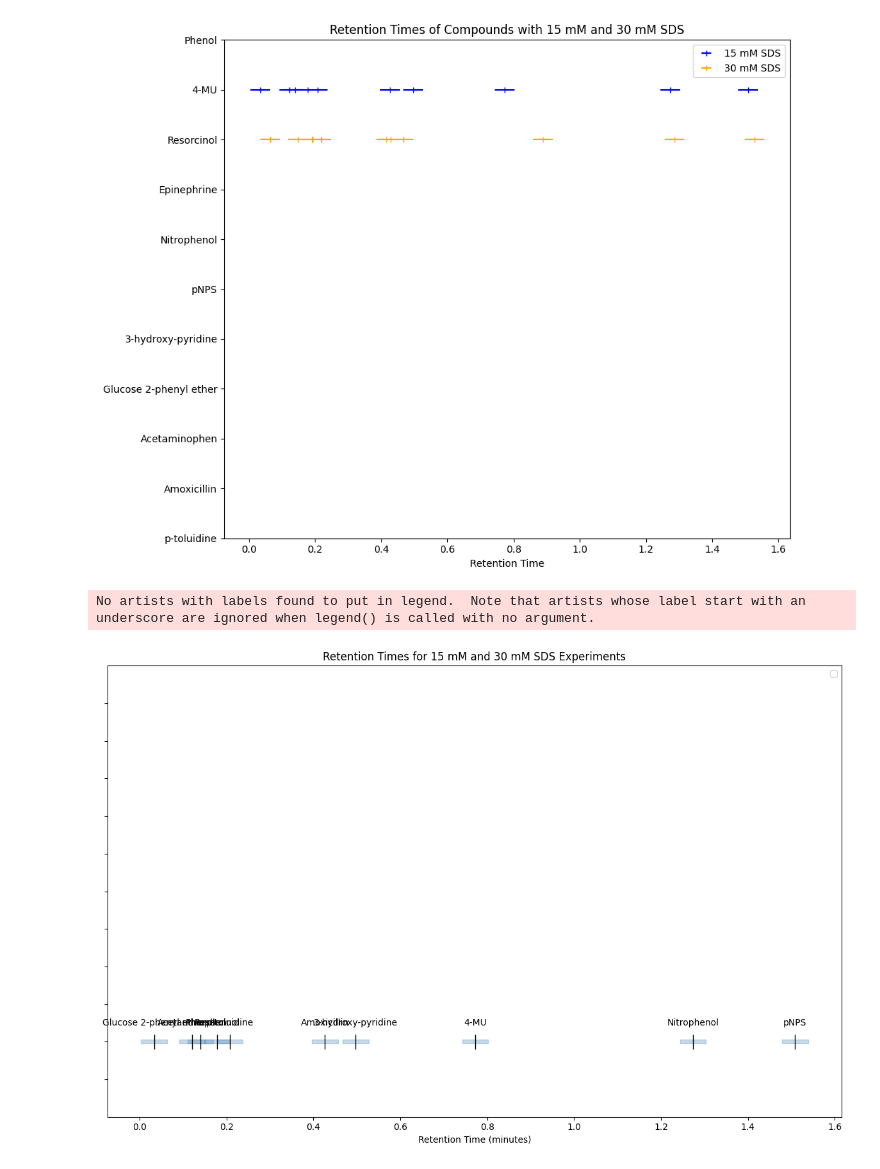
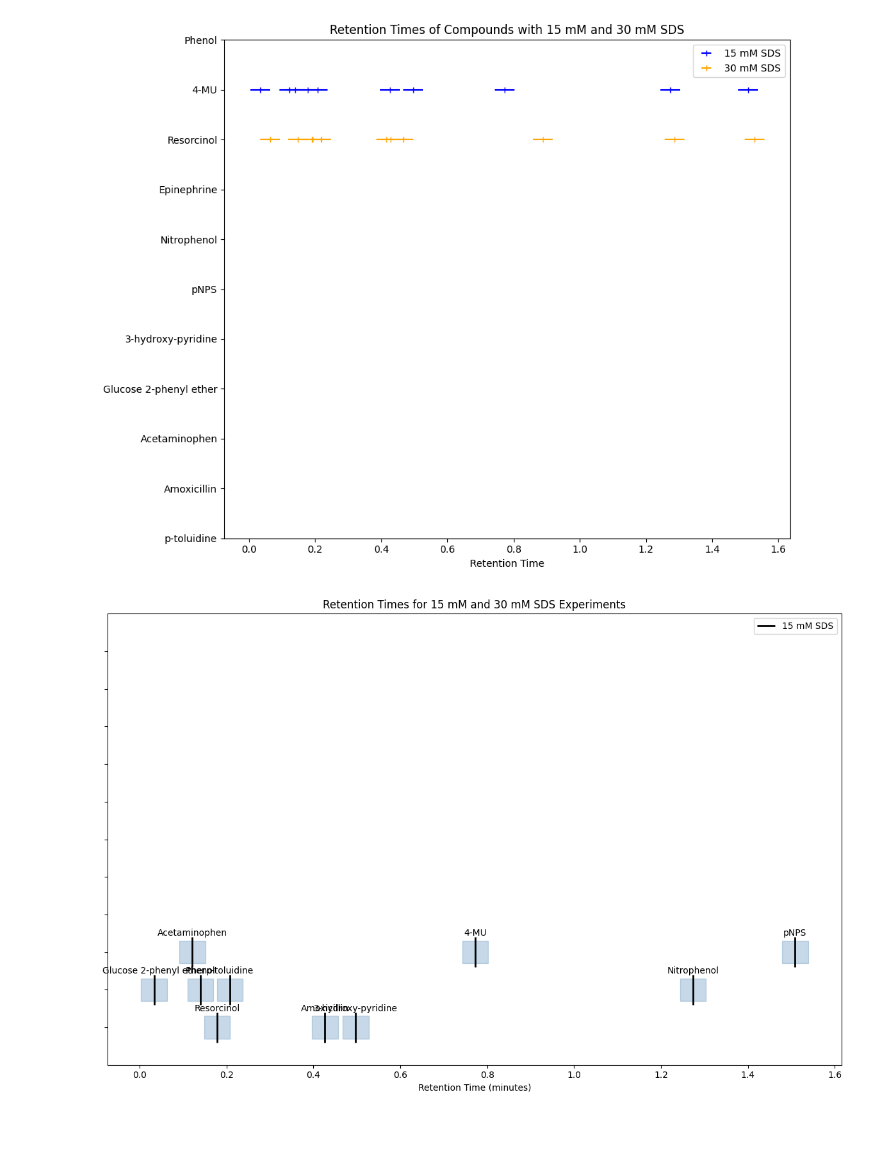
Before and after one commit to eric-gemmell/ASST_optimisation, a Jupyter notebook: src/scripts/Capillary Electrophoresis/Draw_retention_time_graph.ipynb, the cells around one changed output. Cells and saved outputs as stored; diff of their text form; code cells hidden in the pictures; blank space fills up the shorter version.

Commit message:
local changes, unlikely to be important

```diff
--- a/src/scripts/Capillary Electrophoresis/Draw_retention_time_graph.ipynb
+++ b/src/scripts/Capillary Electrophoresis/Draw_retention_time_graph.ipynb
@@ -58,6 +58,7 @@ plt.show()
 # %%
 import matplotlib.pyplot as plt
 import numpy as np
+import random
 
 # Compounds corresponding to the retention times
 compounds = [
@@ -76,59 +77,52 @@ retention_times_30mM = np.array([
     0.218290119, 0.888324873, 0.192555476, 0.18993994, 1.287279152,
     1.527817404, 0.466470155, 0.064699609, 0.14781675, 0.414695341, 0.427488464
 ])
+combined_data = [(compounds[i], time) for i, time in enumerate(retention_times_15mM) if not np.isnan(time)]
+
+# Sort the list of tuples by retention time
+data_15mM_SDS = sorted(combined_data, key=lambda x: x[1])
 
 # Uncertainty or variability width
 uncertainty_width = 0.03
 
 # Plot settings
 fig, ax = plt.subplots(figsize=(12, 8))
 index = np.arange(len(compounds))
 
-# Function to plot the lines, rectangles, and text for each compound
-def plot_compounds(ax, times, color, experiment_label):
-    # Iterate through each of the compound retention times
-    for idx, time in enumerate(times):
-        # Check if the retention time is not NaN
-        if not np.isnan(time):
-            # Draw a vertical line for the retention time
-            ax.vlines(time, idx - 0.4, idx + 0.4, colors="black", label=experiment_label if idx == 0 else "", linewidth=2)
-            # Draw a rectangle for the error interval
-            rect = plt.Rectangle((time - uncertainty_width, idx - 0.3), uncertainty_width * 2, 0.6, color=color, alpha=0.3)
-            ax.add_patch(rect)
-            # Draw text for the compound name
-            ax.text(time, idx, compounds[idx], color="black", ha="center", va="center")
-
 # Plot for 15 mM SDS experiment
-#plot_compounds(ax, retention_times_15mM, 'blue', '15 mM SDS')
-for idx, time in enumerate(retention_times_15mM):
+extra_y = 0
+occupied_indexes = []
+current_index = 0
+for idx in range(0,len(data_15mM_SDS)):
     # Check if the retention time is not NaN
-    if not np.isnan(time):
+    if not np.isnan(data_15mM_SDS[idx][1]):
         # Draw a vertical line for the retention time
-        ax.vlines(time, 1 - 0.2, 1 + 0.2, colors="black", linewidth=1)
+        initial_y = 0
+        extra_y = (extra_y + 1)%3
+        y_value = initial_y + extra_y
+        ax.vlines(time, y_value - 0.4, y_value + 0.4, colors="black", label="15 mM SDS" if idx == 0 else "", linewidth=2)
         # Draw a rectangle for the error interval
-        rect = plt.Rectangle((time - uncertainty_width, 1 - 0.05), uncertainty_width * 2, 0.1, color="steelblue", alpha=0.3)
+        rect = plt.Rectangle((time - uncertainty_width, y_value - 0.3), uncertainty_width * 2, 0.6, color="steelblue", alpha=0.3)
         ax.add_patch(rect)
         # Draw text for the compound name
-        ax.text(time, 1+0.5, compounds[idx], color="black", ha="center", va="center")
+        ax.text(time, y_value+0.5, compounds[idx], color="black", ha="center", va="center")
 
 # Plot for 30 mM SDS experiment
-#plot_compounds(ax, retention_times_30mM, 'red', '30 mM SDS')
 
 # Customize the y-axis
 ax.set_yticks(index)
 ax.set_yticklabels(["" for _ in compounds])  # Remove compound names to avoid clutter
 ax.set_ylim(-1, len(compounds))
 
 # Customize the x-axis
 ax.set_xlabel('Retention Time (minutes)')
 
 # Add title and legend
 ax.set_title('Retention Times for 15 mM and 30 mM SDS Experiments')
 ax.legend()
 
 # Display the plot
 plt.tight_layout()
 plt.show()
 # %% [output]
-No artists with labels found to put in legend.  Note that artists whose label start with an underscore are ignored when legend() is called with no argument.
-[figure, old version]
+[figure, new version]
```
Also changed, not shown: 1 other file.
